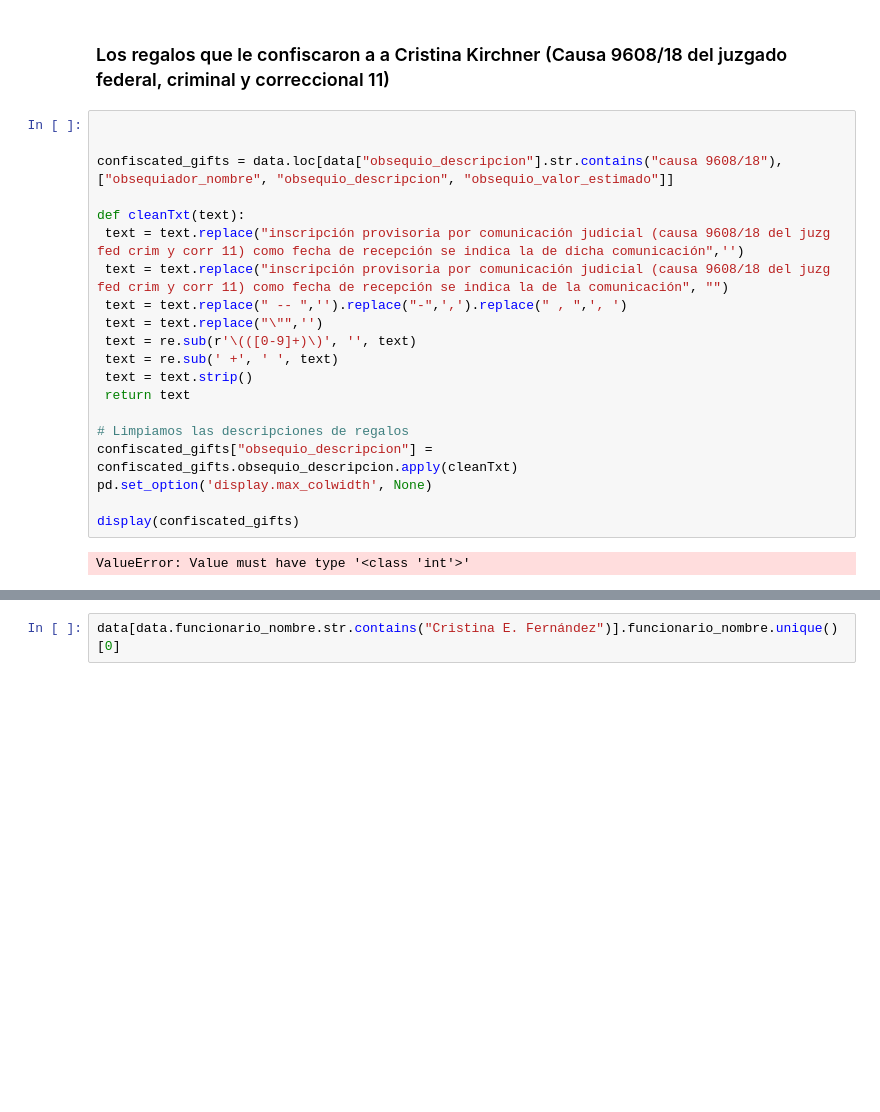
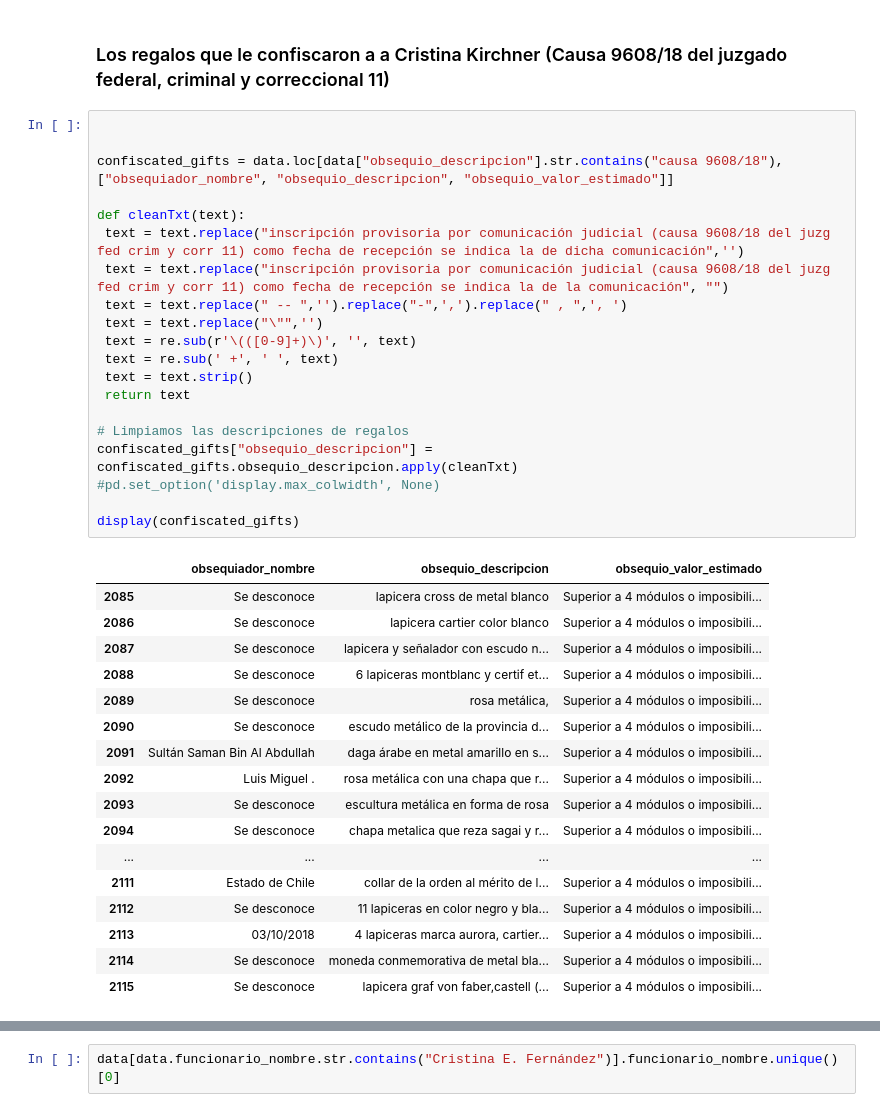
Before and after one commit to facttic/DSE_ML_playground, a Jupyter notebook: obsequios_a_funcionarixs.ipynb, the cells around one changed output, grey strips where cells are left out. Cells and saved outputs as stored; diff of their text form; blank space fills up the shorter version.

Commit message:
[MJV] se comenta linea que genera error

```diff
--- a/obsequios_a_funcionarixs.ipynb
+++ b/obsequios_a_funcionarixs.ipynb
@@ -413,25 +413,41 @@ gifts_from_bolsonaro
 # %%
 
 
 confiscated_gifts = data.loc[data["obsequio_descripcion"].str.contains("causa 9608/18"), ["obsequiador_nombre", "obsequio_descripcion", "obsequio_valor_estimado"]]
 
 def cleanTxt(text):
  text = text.replace("inscripción provisoria por comunicación judicial (causa 9608/18 del juzg fed crim y corr 11) como fecha de recepción se indica la de dicha comunicación",'')
  text = text.replace("inscripción provisoria por comunicación judicial (causa 9608/18 del juzg fed crim y corr 11) como fecha de recepción se indica la de la comunicación", "")
  text = text.replace(" -- ",'').replace("-",',').replace(" , ",', ')
  text = text.replace("\"",'')
  text = re.sub(r'\(([0-9]+)\)', '', text)
  text = re.sub(' +', ' ', text)
  text = text.strip()
  return text
 
 # Limpiamos las descripciones de regalos
 confiscated_gifts["obsequio_descripcion"] = confiscated_gifts.obsequio_descripcion.apply(cleanTxt)
-pd.set_option('display.max_colwidth', None)
+#pd.set_option('display.max_colwidth', None)
 
 display(confiscated_gifts)
 # %% [output]
-ValueError: Value must have type '<class 'int'>'
+|  | obsequiador_nombre | obsequio_descripcion | obsequio_valor_estimado |
+| 2085 | Se desconoce | lapicera cross de metal blanco | Superior a 4 módulos o imposibili... |
+| 2086 | Se desconoce | lapicera cartier color blanco | Superior a 4 módulos o imposibili... |
+| 2087 | Se desconoce | lapicera y señalador con escudo n... | Superior a 4 módulos o imposibili... |
+| 2088 | Se desconoce | 6 lapiceras montblanc y certif et... | Superior a 4 módulos o imposibili... |
+| 2089 | Se desconoce | rosa metálica, | Superior a 4 módulos o imposibili... |
+| 2090 | Se desconoce | escudo metálico de la provincia d... | Superior a 4 módulos o imposibili... |
+| 2091 | Sultán Saman Bin Al Abdullah | daga árabe en metal amarillo en s... | Superior a 4 módulos o imposibili... |
+| 2092 | Luis Miguel . | rosa metálica con una chapa que r... | Superior a 4 módulos o imposibili... |
+| 2093 | Se desconoce | escultura metálica en forma de rosa | Superior a 4 módulos o imposibili... |
+| 2094 | Se desconoce | chapa metalica que reza sagai y r... | Superior a 4 módulos o imposibili... |
+| ... | ... | ... | ... |
+| 2111 | Estado de Chile | collar de la orden al mérito de l... | Superior a 4 módulos o imposibili... |
+| 2112 | Se desconoce | 11 lapiceras en color negro y bla... | Superior a 4 módulos o imposibili... |
+| 2113 | 03/10/2018 | 4 lapiceras marca aurora, cartier... | Superior a 4 módulos o imposibili... |
+| 2114 | Se desconoce | moneda conmemorativa de metal bla... | Superior a 4 módulos o imposibili... |
+| 2115 | Se desconoce | lapicera graf von faber,castell (... | Superior a 4 módulos o imposibili... |
 # %% [markdown]
 <img width="200px" src="https://aws.revistavanityfair.es/prod/designs/v1/assets/655x803/187136.jpg"/><br/>
 
```
